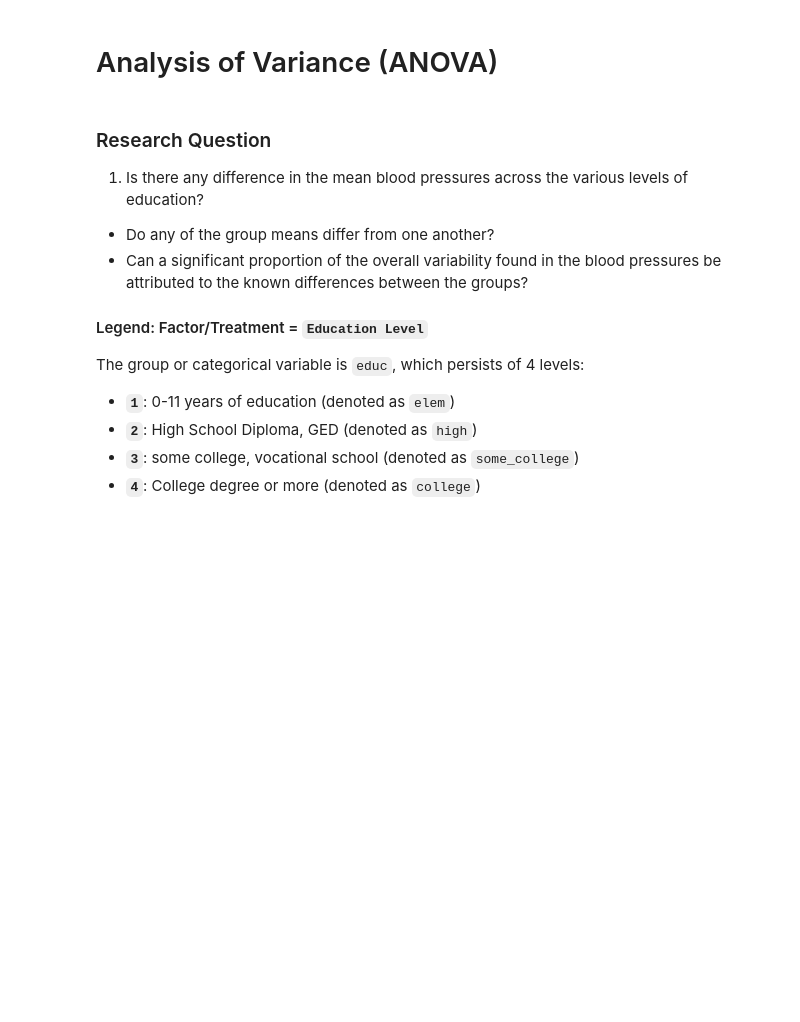
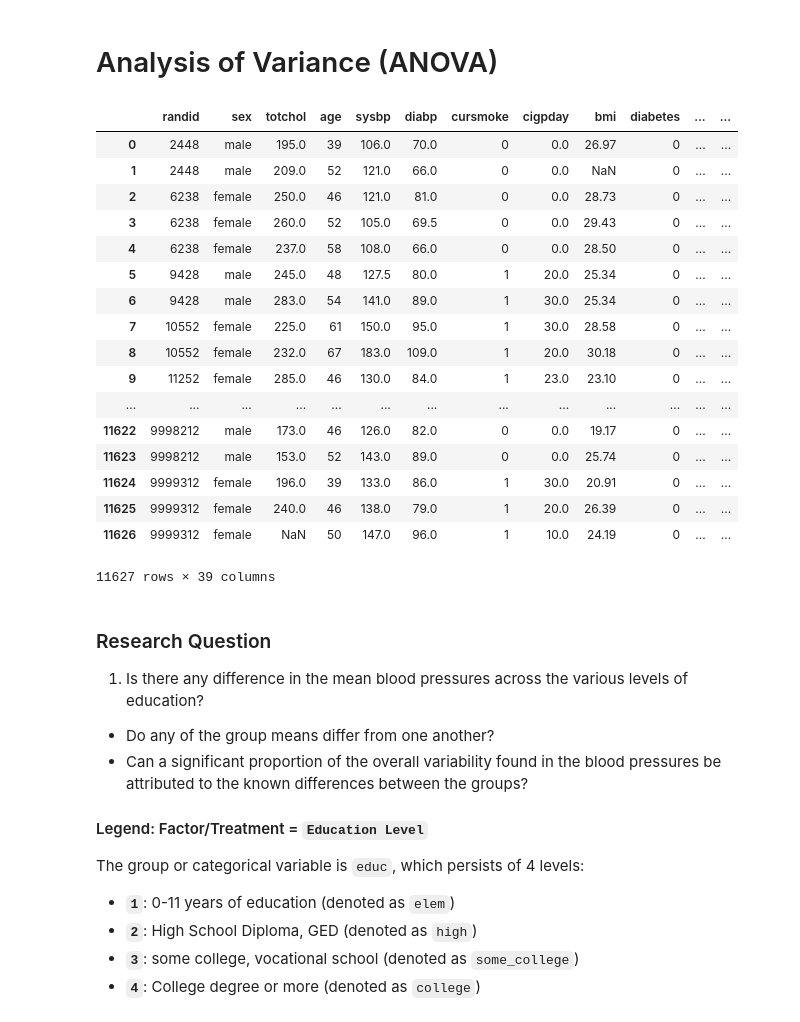
Before and after one commit to cpnguyen5/CVD-stats, a Jupyter notebook: ANOVA - Blood Pressure & Education.ipynb, the cells around one changed output. Drawn from its saved outputs; the diff is of its cells as text; code cells hidden in the pictures; blank space fills up the shorter version.

```diff
--- a/ANOVA - Blood Pressure & Education.ipynb
+++ b/ANOVA - Blood Pressure & Education.ipynb
@@ -12,7 +12,27 @@ import matplotlib.pyplot as plt
 # %%
 data = read_frmgham()
 data.educ.dropna(inplace=True)
 data['educ'] = data.educ.astype('int')
+data
+# %% [output]
+|  | randid | sex | totchol | age | sysbp | diabp | cursmoke | cigpday | bmi | diabetes | ... | ... |
+| 0 | 2448 | male | 195.0 | 39 | 106.0 | 70.0 | 0 | 0.0 | 26.97 | 0 | ... | ... |
+| 1 | 2448 | male | 209.0 | 52 | 121.0 | 66.0 | 0 | 0.0 | NaN | 0 | ... | ... |
+| 2 | 6238 | female | 250.0 | 46 | 121.0 | 81.0 | 0 | 0.0 | 28.73 | 0 | ... | ... |
+| 3 | 6238 | female | 260.0 | 52 | 105.0 | 69.5 | 0 | 0.0 | 29.43 | 0 | ... | ... |
+| 4 | 6238 | female | 237.0 | 58 | 108.0 | 66.0 | 0 | 0.0 | 28.50 | 0 | ... | ... |
+| 5 | 9428 | male | 245.0 | 48 | 127.5 | 80.0 | 1 | 20.0 | 25.34 | 0 | ... | ... |
+| 6 | 9428 | male | 283.0 | 54 | 141.0 | 89.0 | 1 | 30.0 | 25.34 | 0 | ... | ... |
+| 7 | 10552 | female | 225.0 | 61 | 150.0 | 95.0 | 1 | 30.0 | 28.58 | 0 | ... | ... |
+| 8 | 10552 | female | 232.0 | 67 | 183.0 | 109.0 | 1 | 20.0 | 30.18 | 0 | ... | ... |
+| 9 | 11252 | female | 285.0 | 46 | 130.0 | 84.0 | 1 | 23.0 | 23.10 | 0 | ... | ... |
+| ... | ... | ... | ... | ... | ... | ... | ... | ... | ... | ... | ... | ... |
+| 11622 | 9998212 | male | 173.0 | 46 | 126.0 | 82.0 | 0 | 0.0 | 19.17 | 0 | ... | ... |
+| 11623 | 9998212 | male | 153.0 | 52 | 143.0 | 89.0 | 0 | 0.0 | 25.74 | 0 | ... | ... |
+| 11624 | 9999312 | female | 196.0 | 39 | 133.0 | 86.0 | 1 | 30.0 | 20.91 | 0 | ... | ... |
+| 11625 | 9999312 | female | 240.0 | 46 | 138.0 | 79.0 | 1 | 20.0 | 26.39 | 0 | ... | ... |
+| 11626 | 9999312 | female | NaN | 50 | 147.0 | 96.0 | 1 | 10.0 | 24.19 | 0 | ... | ... |
+11627 rows × 39 columns
 # %% [markdown]
 ### Research Question
 1. Is there any difference in the mean blood pressures across the various levels of education?
```
Also changed, not shown: 1 other file.
